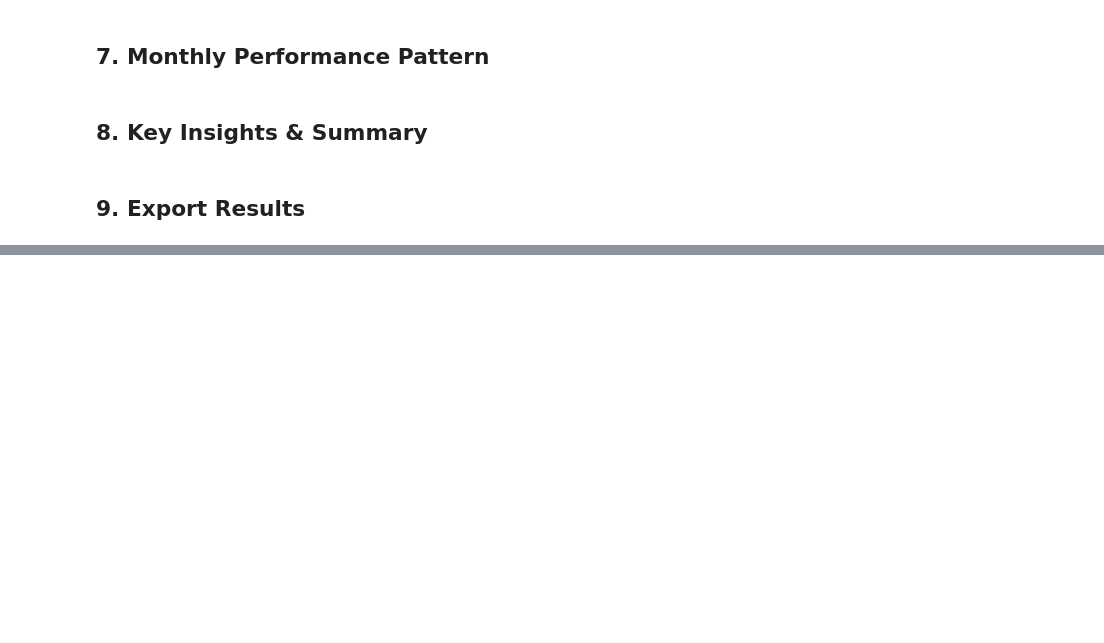
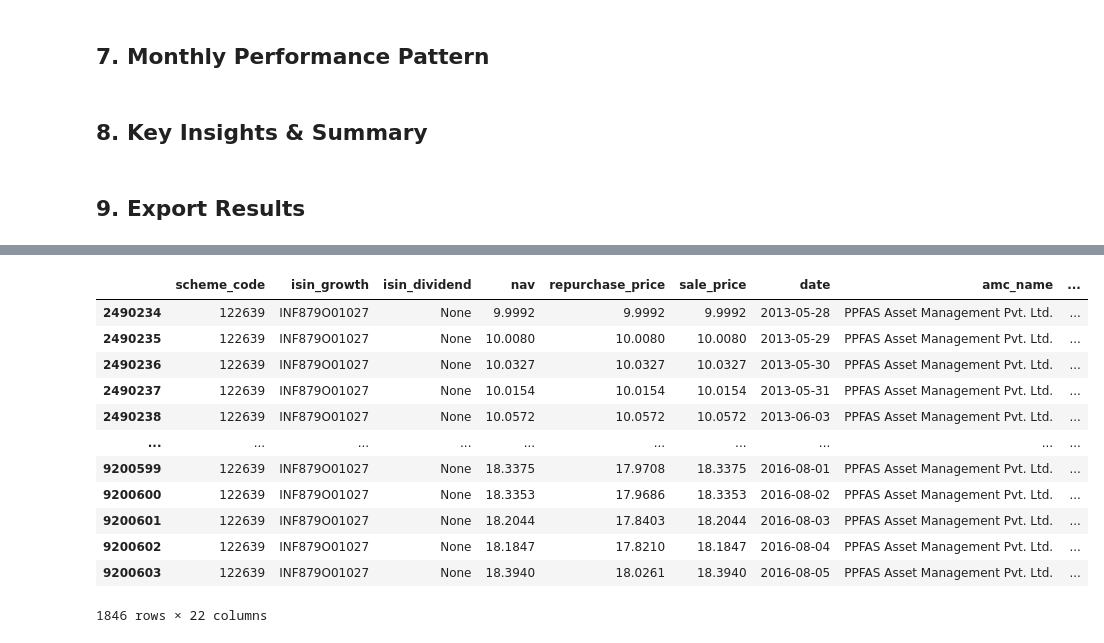
Before and after one commit to raro123/mf_data_pipeline, a Jupyter notebook: notebooks/parag_parikh_flexi_cap_analysis.ipynb, the cells around one changed output, grey strips where cells are left out. Cells and saved outputs as stored; diff of their text form; code cells hidden in the pictures; blank space fills up the shorter version.

```diff
--- a/notebooks/parag_parikh_flexi_cap_analysis.ipynb
+++ b/notebooks/parag_parikh_flexi_cap_analysis.ipynb
@@ -458,0 +565,16 @@ print("\n✅ Analysis completed successfully!")
+# %%
+ppfas_df
+# %% [output]
+|  | scheme_code | isin_growth | isin_dividend | nav | repurchase_price | sale_price | date | amc_name | ... |
+| 2490234 | 122639 | INF879O01027 | None | 9.9992 | 9.9992 | 9.9992 | 2013-05-28 | PPFAS Asset Management Pvt. Ltd. | ... |
+| 2490235 | 122639 | INF879O01027 | None | 10.0080 | 10.0080 | 10.0080 | 2013-05-29 | PPFAS Asset Management Pvt. Ltd. | ... |
+| 2490236 | 122639 | INF879O01027 | None | 10.0327 | 10.0327 | 10.0327 | 2013-05-30 | PPFAS Asset Management Pvt. Ltd. | ... |
+| 2490237 | 122639 | INF879O01027 | None | 10.0154 | 10.0154 | 10.0154 | 2013-05-31 | PPFAS Asset Management Pvt. Ltd. | ... |
+| 2490238 | 122639 | INF879O01027 | None | 10.0572 | 10.0572 | 10.0572 | 2013-06-03 | PPFAS Asset Management Pvt. Ltd. | ... |
+| ... | ... | ... | ... | ... | ... | ... | ... | ... | ... |
+| 9200599 | 122639 | INF879O01027 | None | 18.3375 | 17.9708 | 18.3375 | 2016-08-01 | PPFAS Asset Management Pvt. Ltd. | ... |
+| 9200600 | 122639 | INF879O01027 | None | 18.3353 | 17.9686 | 18.3353 | 2016-08-02 | PPFAS Asset Management Pvt. Ltd. | ... |
+| 9200601 | 122639 | INF879O01027 | None | 18.2044 | 17.8403 | 18.2044 | 2016-08-03 | PPFAS Asset Management Pvt. Ltd. | ... |
+| 9200602 | 122639 | INF879O01027 | None | 18.1847 | 17.8210 | 18.1847 | 2016-08-04 | PPFAS Asset Management Pvt. Ltd. | ... |
+| 9200603 | 122639 | INF879O01027 | None | 18.3940 | 18.0261 | 18.3940 | 2016-08-05 | PPFAS Asset Management Pvt. Ltd. | ... |
+1846 rows × 22 columns
```
Also changed, not shown: parts of 6 cells of this notebook, 2 other files.
